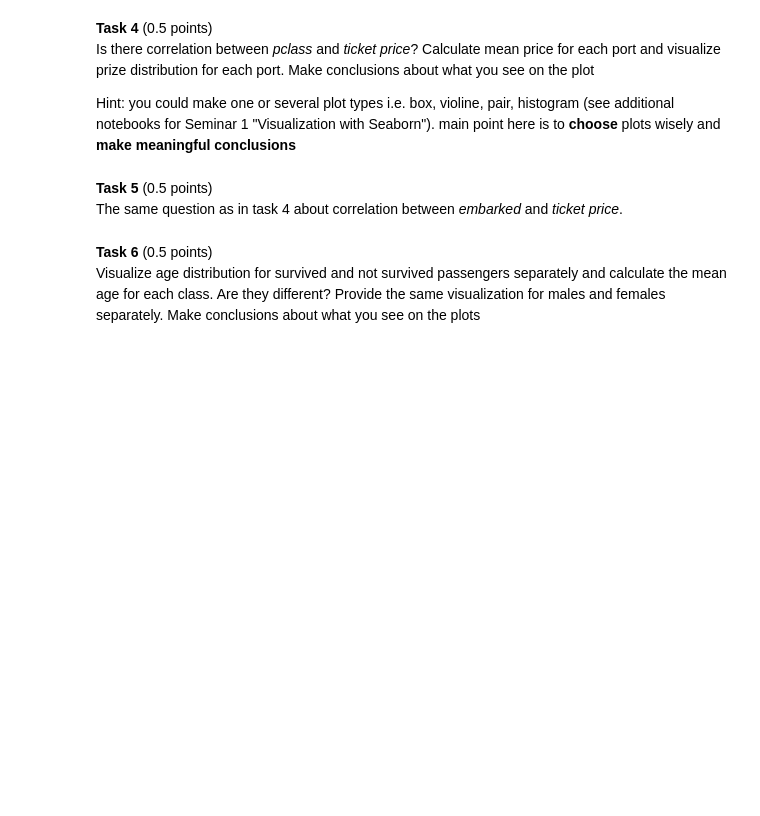
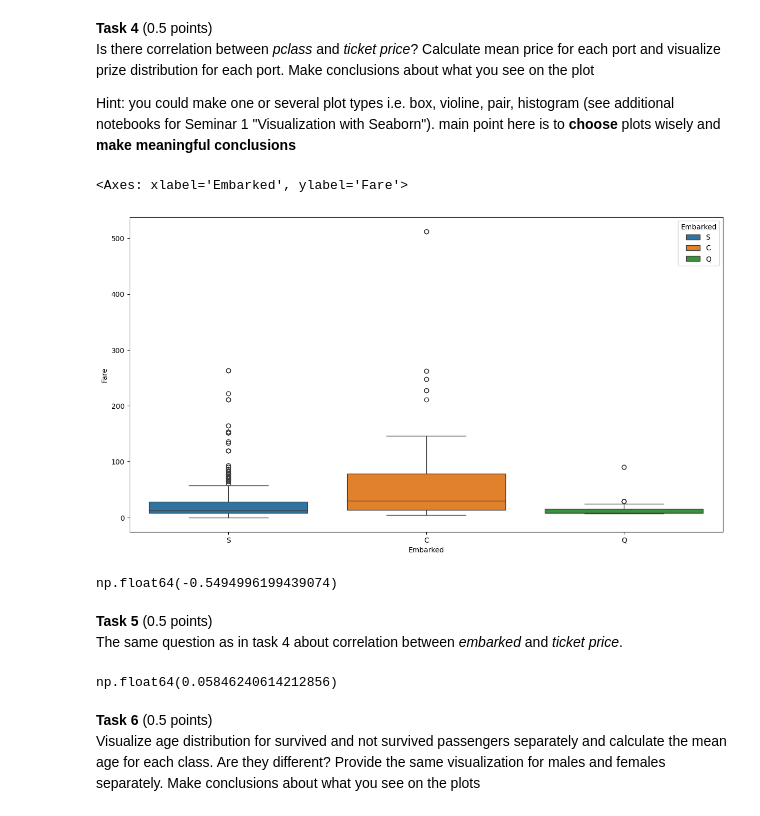
Before and after one commit to ifde/MathematicalMethods, a Jupyter notebook: hw1/hw1_2024.ipynb, the cells around one changed output. Drawn from its saved outputs; the diff is of its cells as text; code cells hidden in the pictures; blank space fills up the shorter version.

```diff
--- a/hw1/hw1_2024.ipynb
+++ b/hw1/hw1_2024.ipynb
@@ -537,3 +537,18 @@ Hint: you could make one or several plot types i.e.  box, violine, pair, histogr
+# %%
+# Let's use a boxplot
+plt.figure(figsize=(15, 8))
+sns.boxplot(data=data, y='Fare', x='Embarked', hue='Embarked')
+# %% [output]
+<Axes: xlabel='Embarked', ylabel='Fare'>
+[figure, added]
+# %%
+# Calculating a correlation between pclass and ticket price
+
+data.Pclass.corr(data.Fare)
+
+# The coefficient is -0.55 - they are a bit correlated inversively, but not too strongly
+# %% [output]
+np.float64(-0.5494996199439074)
 # %% [markdown]
 **Task 5** (0.5 points) <br/>
 The same question as in task 4 about correlation between *embarked* and *ticket priсe*.
@@ -542,3 +555,14 @@ The same question as in task 4 about correlation between *embarked* and *ticket
+# %%
+# First, turn Categorical feature Embarked into a number
+data['numericEmbarked'] = pd.factorize(data.Embarked)[0]
+
+# Calculate the correlation
+data.numericEmbarked.corr(data.Fare)
+
+# Result: 0.058
+# Almost no correlation
+# %% [output]
+np.float64(0.05846240614212856)
 # %% [markdown]
 **Task 6** (0.5 points) <br/>
 Visualize age distribution for survived and not survived passengers separately and calculate the mean age for each class. Are they different? Provide the same visualization for males and females separately. Make conclusions about what you see on the plots
```
Also changed, not shown: parts of 13 cells of this notebook.
